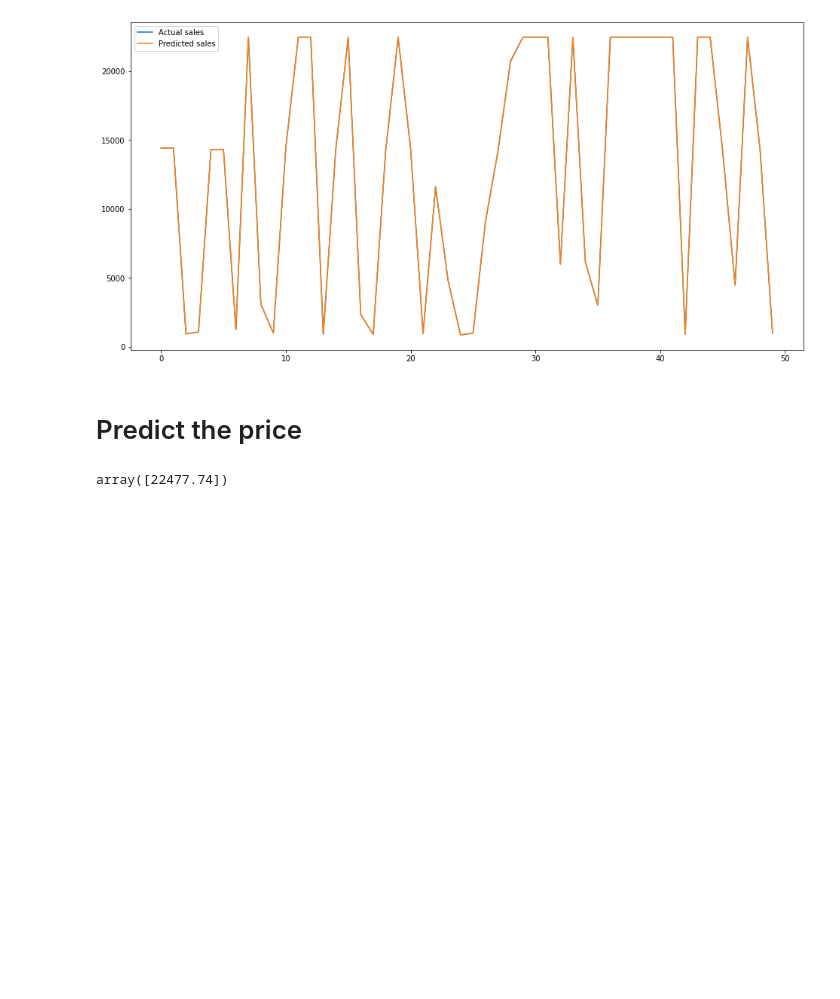
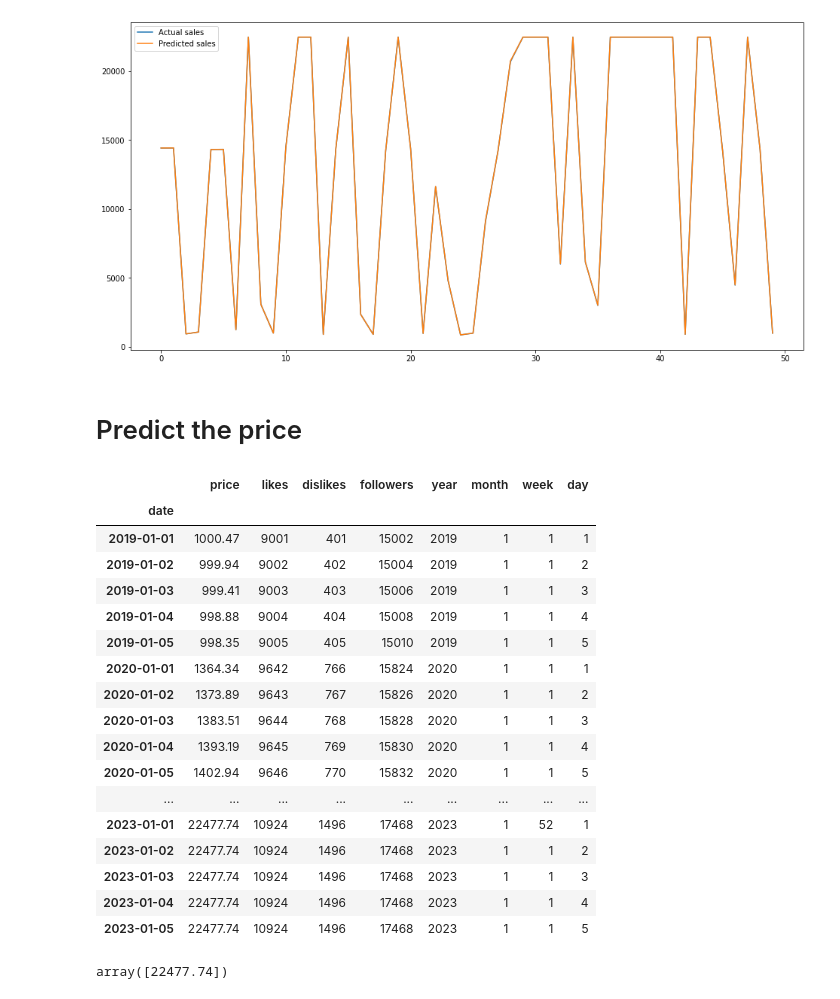
Before and after one commit to lukeeees/Marketing-Regression, a Jupyter notebook: Marketingregression.ipynb, the cells around one changed output. Saved outputs shown, nothing was run; the diff lists cells and outputs as text; code cells hidden in the pictures; blank space fills up the shorter version.

```diff
--- a/Marketingregression.ipynb
+++ b/Marketingregression.ipynb
@@ -423,5 +423,28 @@ plt.legend(['Actual sales','Predicted sales'])
 [figure]
 # %% [markdown]
 # Predict the price
+# %%
+#show dates every january
+filter= (df['month']==1) & (df['day']<=5)
+df[filter]
+# %% [output]
+|  | price | likes | dislikes | followers | year | month | week | day |
+| date |  |  |  |  |  |  |  |  |
+| 2019-01-01 | 1000.47 | 9001 | 401 | 15002 | 2019 | 1 | 1 | 1 |
+| 2019-01-02 | 999.94 | 9002 | 402 | 15004 | 2019 | 1 | 1 | 2 |
+| 2019-01-03 | 999.41 | 9003 | 403 | 15006 | 2019 | 1 | 1 | 3 |
+| 2019-01-04 | 998.88 | 9004 | 404 | 15008 | 2019 | 1 | 1 | 4 |
+| 2019-01-05 | 998.35 | 9005 | 405 | 15010 | 2019 | 1 | 1 | 5 |
+| 2020-01-01 | 1364.34 | 9642 | 766 | 15824 | 2020 | 1 | 1 | 1 |
+| 2020-01-02 | 1373.89 | 9643 | 767 | 15826 | 2020 | 1 | 1 | 2 |
+| 2020-01-03 | 1383.51 | 9644 | 768 | 15828 | 2020 | 1 | 1 | 3 |
+| 2020-01-04 | 1393.19 | 9645 | 769 | 15830 | 2020 | 1 | 1 | 4 |
+| 2020-01-05 | 1402.94 | 9646 | 770 | 15832 | 2020 | 1 | 1 | 5 |
+| ... | ... | ... | ... | ... | ... | ... | ... | ... |
+| 2023-01-01 | 22477.74 | 10924 | 1496 | 17468 | 2023 | 1 | 52 | 1 |
+| 2023-01-02 | 22477.74 | 10924 | 1496 | 17468 | 2023 | 1 | 1 | 2 |
+| 2023-01-03 | 22477.74 | 10924 | 1496 | 17468 | 2023 | 1 | 1 | 3 |
+| 2023-01-04 | 22477.74 | 10924 | 1496 | 17468 | 2023 | 1 | 1 | 4 |
+| 2023-01-05 | 22477.74 | 10924 | 1496 | 17468 | 2023 | 1 | 1 | 5 |
 # %%
 # Predict a new price amount
```
Also changed, not shown: parts of 5 cells of this notebook.
